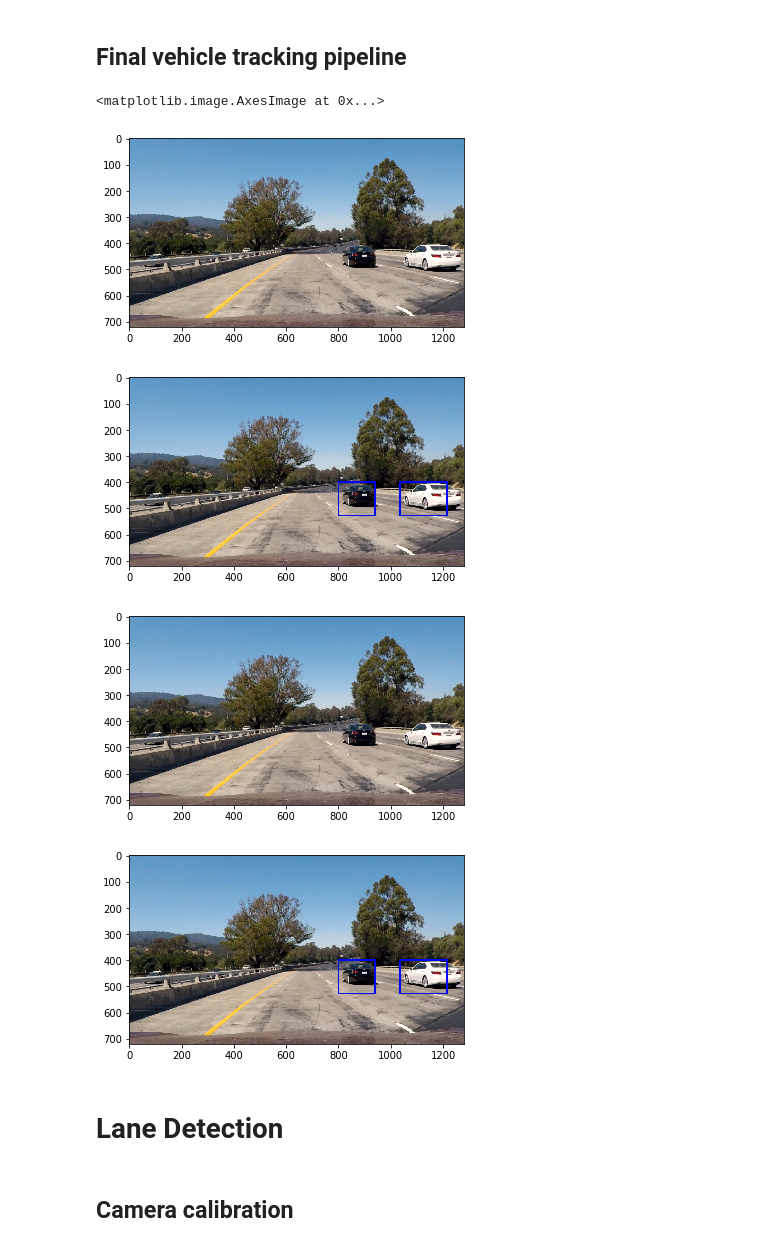
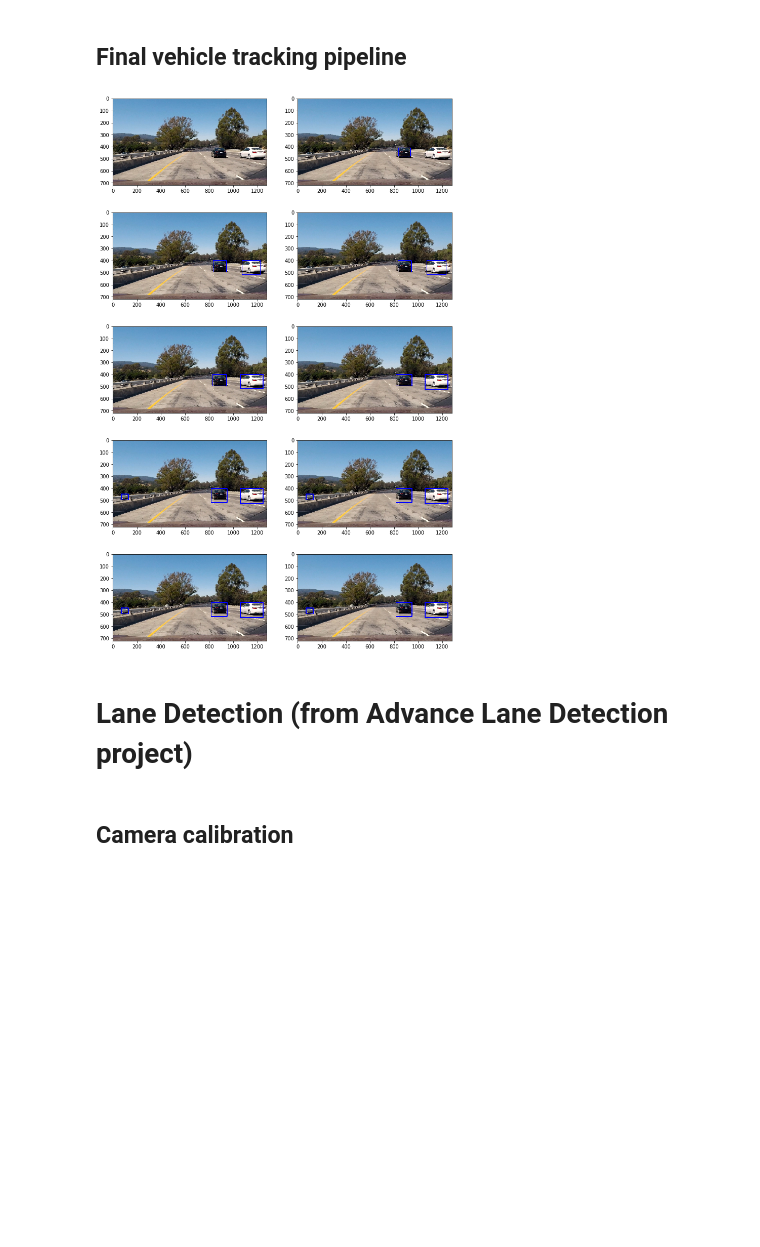
Before and after one commit to AndyKnight09/CarND-Vehicle-Detection, a Jupyter notebook: project.ipynb, the cells around one changed output. Saved outputs shown, nothing was run; the diff lists cells and outputs as text; code cells hidden in the pictures; blank space fills up the shorter version.

```diff
--- a/project.ipynb
+++ b/project.ipynb
@@ -266,10 +266,10 @@ def extract_features(imgs, color_space='RGB', spatial_size=(32, 32),
     return features
 
 # Feature extraction parameters
-color_space = 'LUV' # Can be RGB, HSV, LUV, HLS, YUV, YCrCb
-orient = 9  # HOG orientations
+color_space = 'YCrCb' # Can be RGB, HSV, LUV, HLS, YUV, YCrCb
+orient = 8  # HOG orientations
 pix_per_cell = 8 # HOG pixels per cell
-cell_per_block = 2 # HOG cells per block
+cell_per_block = 1 # HOG cells per block
 hog_channel = "ALL" # Can be 0, 1, 2, or "ALL"
 spatial_size = (16, 16) # Spatial binning dimensions
 hist_bins = 32    # Number of histogram bins
@@ -755,8 +594,9 @@ class VehicleTracker():
 
     def process_image(self, img):
 
-        HEAT_AVERAGING = 5
-        HEAT_THRESHOLD = 5
+        HEAT_AVERAGING = 15
+        HEAT_THRESHOLD = 20
+        MIN_CAR_PIXEL_AREA = 50 * 50
 
         bboxes = find_cars_all_sizes(img)
 
@@ -774,8 +614,7 @@ class VehicleTracker():
             heat = add_heat(heat, box_list)
 
         # Apply threshold to help remove false positives
-        threshold = max(1, HEAT_THRESHOLD * len(self.bbox_buffer) / HEAT_AVERAGING)
-        heat = apply_threshold(heat, threshold)
+        heat = apply_threshold(heat, HEAT_THRESHOLD)
 
         # Visualize the heatmap when displaying
         heatmap = np.clip(heat, 0, 255)
@@ -784,7 +623,7 @@ class VehicleTracker():
         labeled_regions = label(heatmap)
 
         # Turn into bounding boxes
-        bboxes = labels_to_boxes(labeled_regions)
+        bboxes = labels_to_boxes(labeled_regions, min_size=MIN_CAR_PIXEL_AREA)
 
         if False:
             # Associate with existing bboxes
@@ -826,53 +665,41 @@ class VehicleTracker():
 
     def overlap(bbox1, bbox2):
         left = max(bbox1[0][0], bbox2[0][0])
         right = min(bbox1[1][0], bbox2[1][0])
         bottom = max(bbox1[0][1], bbox2[0][1])
         top = min(bbox1[1][1], bbox2[1][1])
 
         area1 = (bbox1[1][0] - bbox1[0][0]) * (bbox1[1][1] - bbox1[0][1])
         area2 = (bbox1[1][0] - bbox1[0][0]) * (bbox1[1][1] - bbox1[0][1])
         overlap = (right - left) * (top - bottom) / ((area1 + area2) / 2)
 
         return overlap
 
     def update(new, existing):
 
         gain = 0.1
 
         left = int(existing[0][0] + gain * (new[0][0] - existing[0][0]))
         bottom = int(existing[0][1] + gain * (new[0][1] - existing[0][1]))
         right = int(existing[1][0] + gain * (new[1][0] - existing[1][0]))
         top = int(existing[1][1] + gain * (new[1][1] - existing[1][1]))
 
         return ((left, bottom), (right, top))
 
 
 tracker = VehicleTracker()
 
 img = mpimg.imread('test_images/test1.jpg')
 
-plt.figure()
-plt.imshow(img)
-
-result = tracker.process_image(img)
-plt.figure()
-plt.imshow(result)
-
-plt.figure()
-plt.imshow(img)
-
-result = tracker.process_image(img)
-plt.figure()
-plt.imshow(result)
+plt.figure(figsize=(12,20))
+for i in range(1,11):
+    result = tracker.process_image(img)
+    plt.subplot(5,2,i)
+    plt.imshow(result)
 # %% [output]
-<matplotlib.image.AxesImage at 0x...>
-[figure, old version]
+[figure, new version]
-[figure, removed]
-[figure, removed]
-[figure, removed]
 # %% [markdown]
-# Lane Detection
+# Lane Detection (from Advance Lane Detection project)
 # %% [markdown]
 ## Camera calibration
 # %%
```
Also changed, not shown: parts of 13 cells of this notebook, 2 other files.
